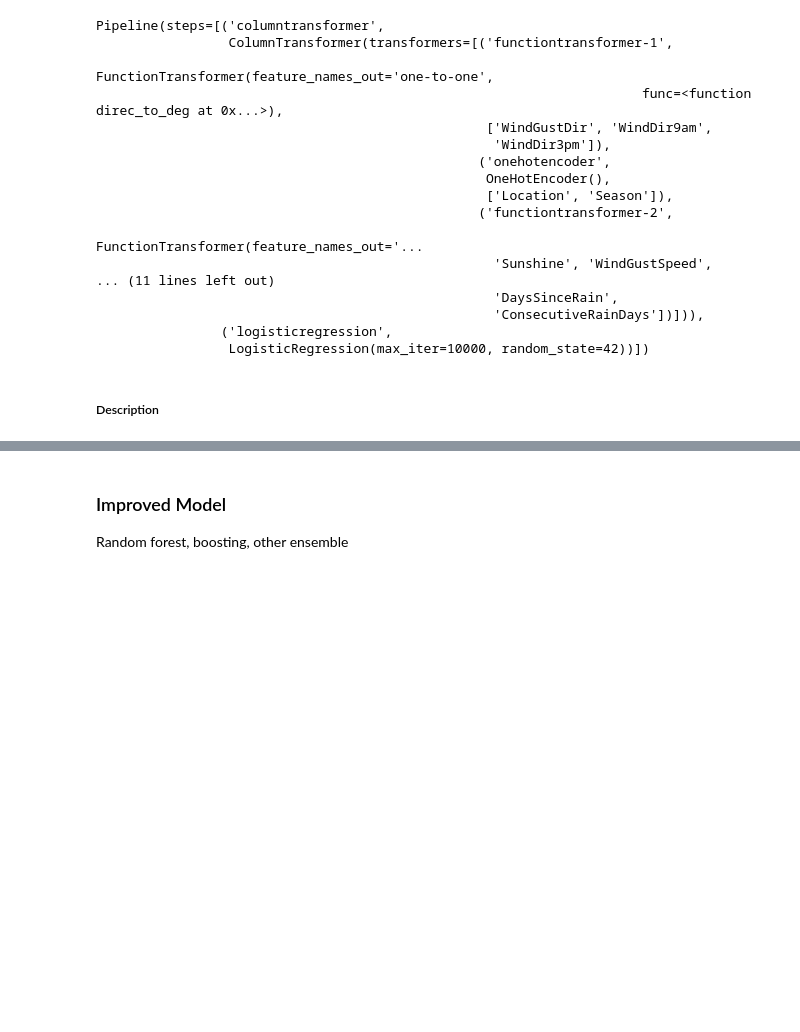
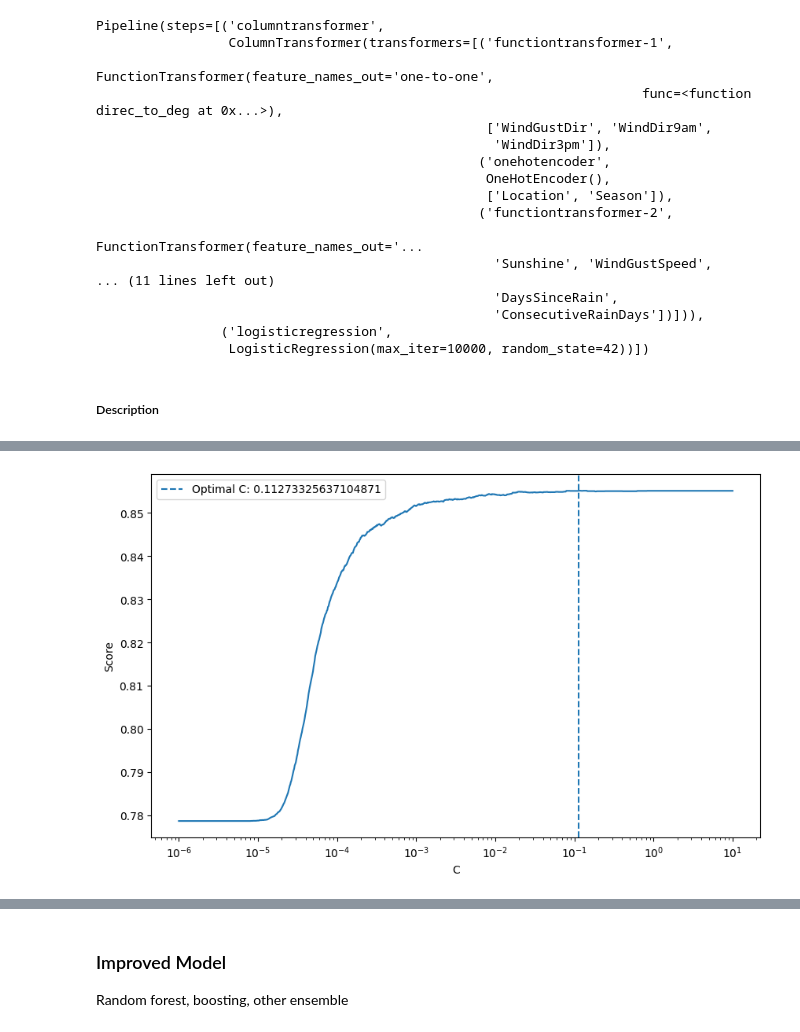
Before and after one commit to velloxen/ids_pbl2_rain-in-australia, a Jupyter notebook: main.ipynb, the cells around one changed output, grey strips where cells are left out. Drawn from its saved outputs; the diff is of its cells as text; code cells hidden in the pictures; blank space fills up the shorter version.

```diff
--- a/main.ipynb
+++ b/main.ipynb
@@ -292,0 +436,13 @@ plt.show();
+# %%
+f, ax = plt.subplots(figsize=(10, 6))
+
+mean_scores = lrcv_model.scores_[1].mean(axis=0)
+ax.plot(cs, mean_scores)
+ax.axvline(lrcv_model.C_[0], ls='--', label=f"Optimal C: {lrcv_model.C_[0]}")
+ax.set_xscale('log')
+ax.set_ylabel('Score')
+ax.set_xlabel('C')
+plt.legend()
+plt.plot();
+# %% [output]
+[figure, added]
```
Also changed, not shown: parts of 23 cells of this notebook.
